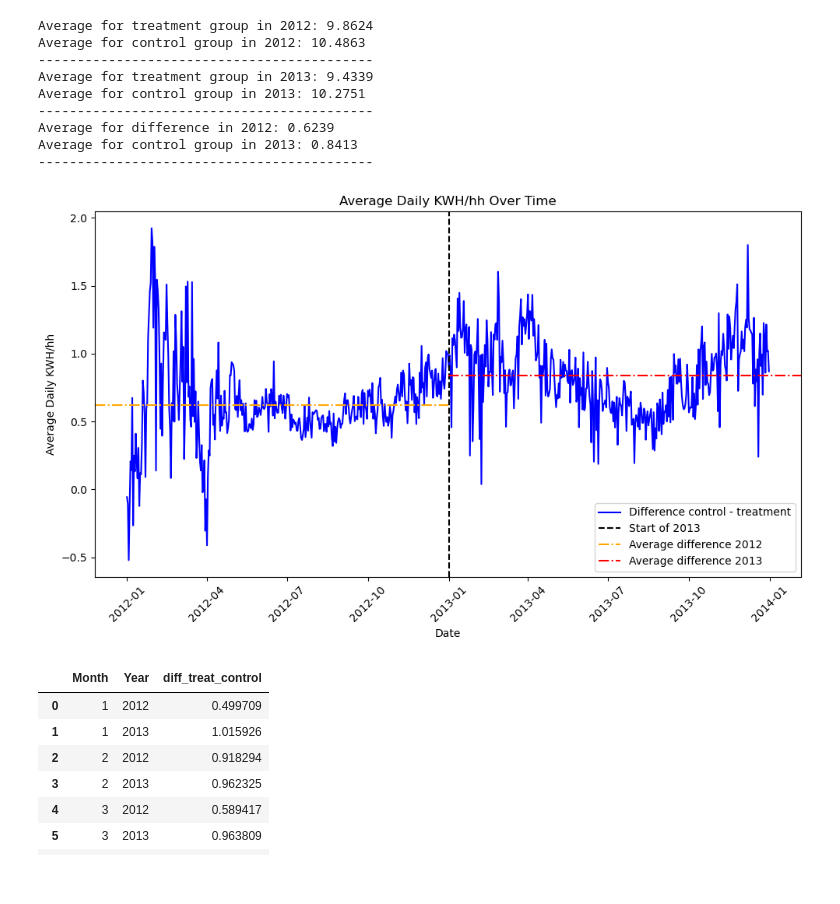
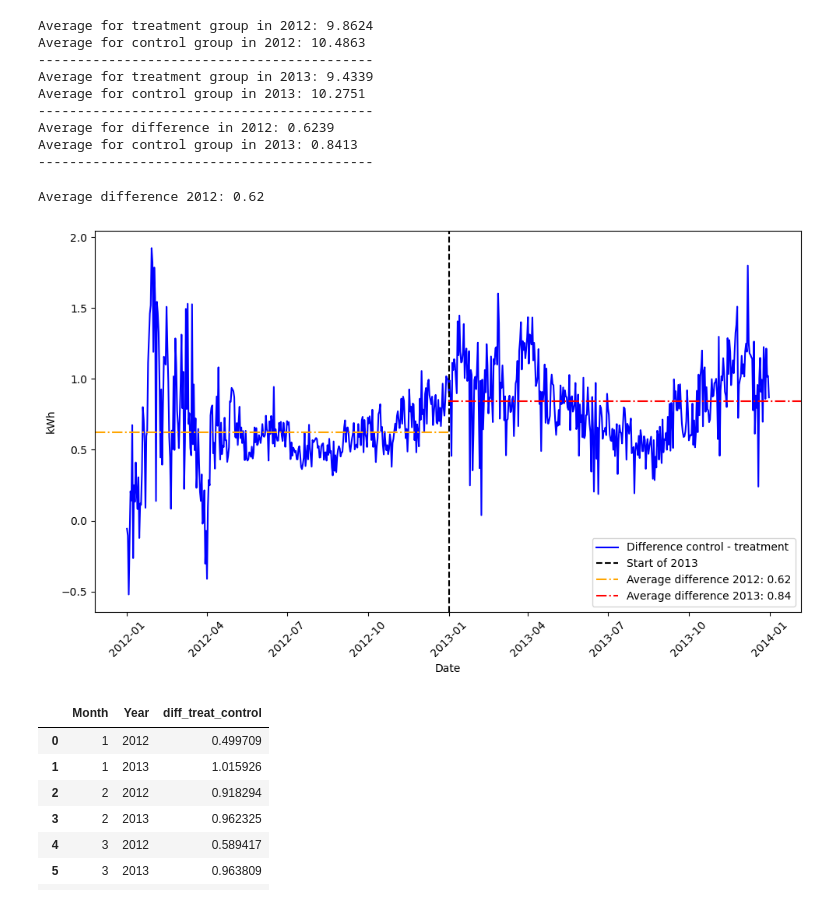
Before and after one commit to AlvaroCorrales/smart-meters-london, a Jupyter notebook: EDA and FE.ipynb, the cells around one changed output. Saved outputs shown, nothing was run; the diff lists cells and outputs as text; code cells hidden in the pictures.

Commit message:
create images for blog

```diff
--- a/EDA and FE.ipynb
+++ b/EDA and FE.ipynb
@@ -234,34 +241,40 @@ Average for control group in 2013: 10.2751
 Average for difference in 2012: 0.6239
 Average for control group in 2013: 0.8413
 -------------------------------------------
+# %%
+print(f'Average difference 2012: {av_diff_2012:.2f}')
+# %% [output]
+Average difference 2012: 0.62
 # %%
 plt.figure(figsize=(10, 6))
 
 df_daily_averages_plot = df_daily_averages[(df_daily_averages['Year']>=2012) & (df_daily_averages['Year']<=2013)]
 
 # Plot for group 1 (households with Std only)
 plt.plot(df_daily_averages_plot['Date'], df_daily_averages_plot['diff_treat_control'], label='Difference control - treatment', color='blue')
 
 # Add lines for 01/01/2013 and 31/12/2013 and y = 0
 plt.axvline(pd.to_datetime('2013-01-01'), color='black', linestyle='--', label='Start of 2013')
 # plt.axvline(pd.to_datetime('2013-12-31'), color='orange', linestyle='--', label='End of 2013')
-plt.axhline(y=av_diff_2012, xmin = 0, xmax = 0.5, color='orange', linestyle='-.', label='Average difference 2012')
-plt.axhline(y=av_diff_2013, xmin = 0.5, xmax = 1, color='red', linestyle='-.', label='Average difference 2013')
+plt.axhline(y=av_diff_2012, xmin = 0, xmax = 0.5, color='orange', linestyle='-.', label=f'Average difference 2012: {av_diff_2012:.2f}')
+plt.axhline(y=av_diff_2013, xmin = 0.5, xmax = 1, color='red', linestyle='-.', label=f'Average difference 2013: {av_diff_2013:.2f}')
 
 # Add titles and labels
-plt.title('Average Daily KWH/hh Over Time')
+# plt.title('Average Daily KWH/hh Over Time')
 plt.xlabel('Date')
-plt.ylabel('Average Daily KWH/hh')
+plt.ylabel('kWh')
 plt.legend()
+# plt.grid()
 
 # Rotate x-axis labels for readability
 plt.xticks(rotation=45)
 
 # Show the plot
 plt.tight_layout()
+plt.savefig('Images/av_daily_diff.png')
 plt.show()
 # %% [output]
-[figure, old version]
+[figure, new version]
 # %%
 df_daily_averages_grouped = df_daily_averages_plot.groupby(['Month', 'Year'])['diff_treat_control'].mean().reset_index()
 # %%
```
Also changed, not shown: parts of 6 cells of this notebook, 3 other files.
